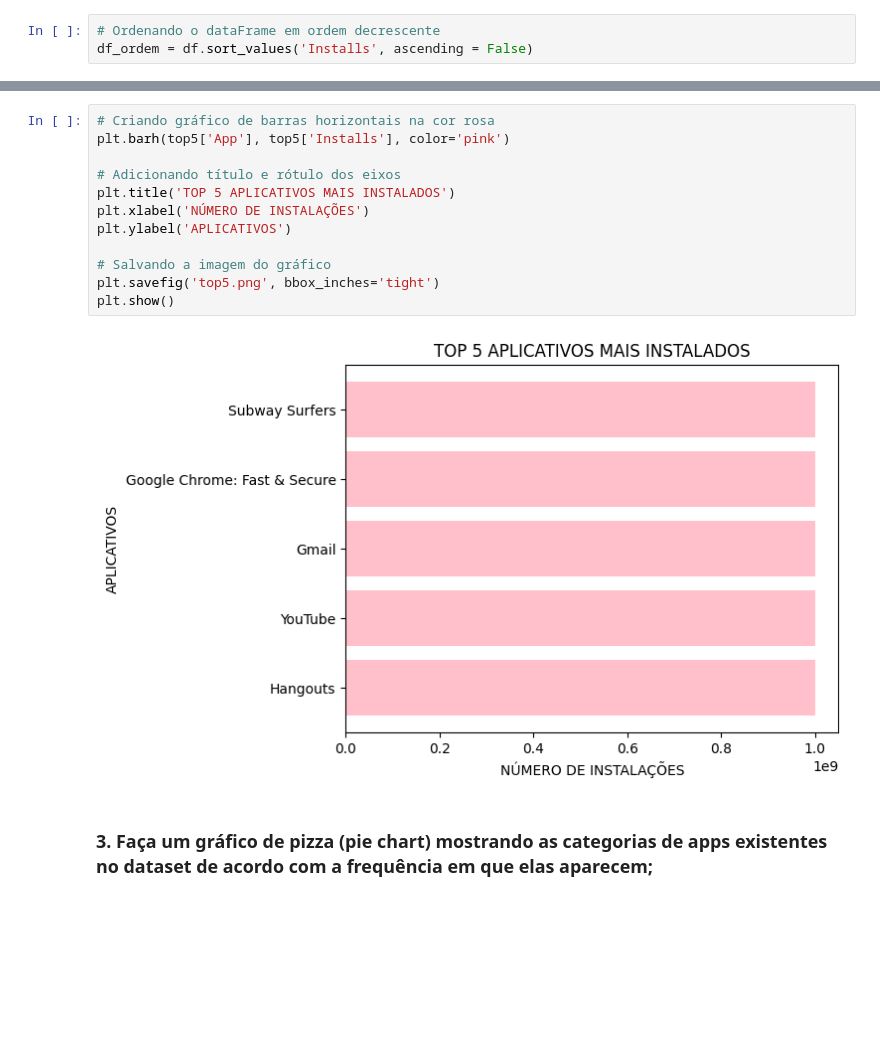
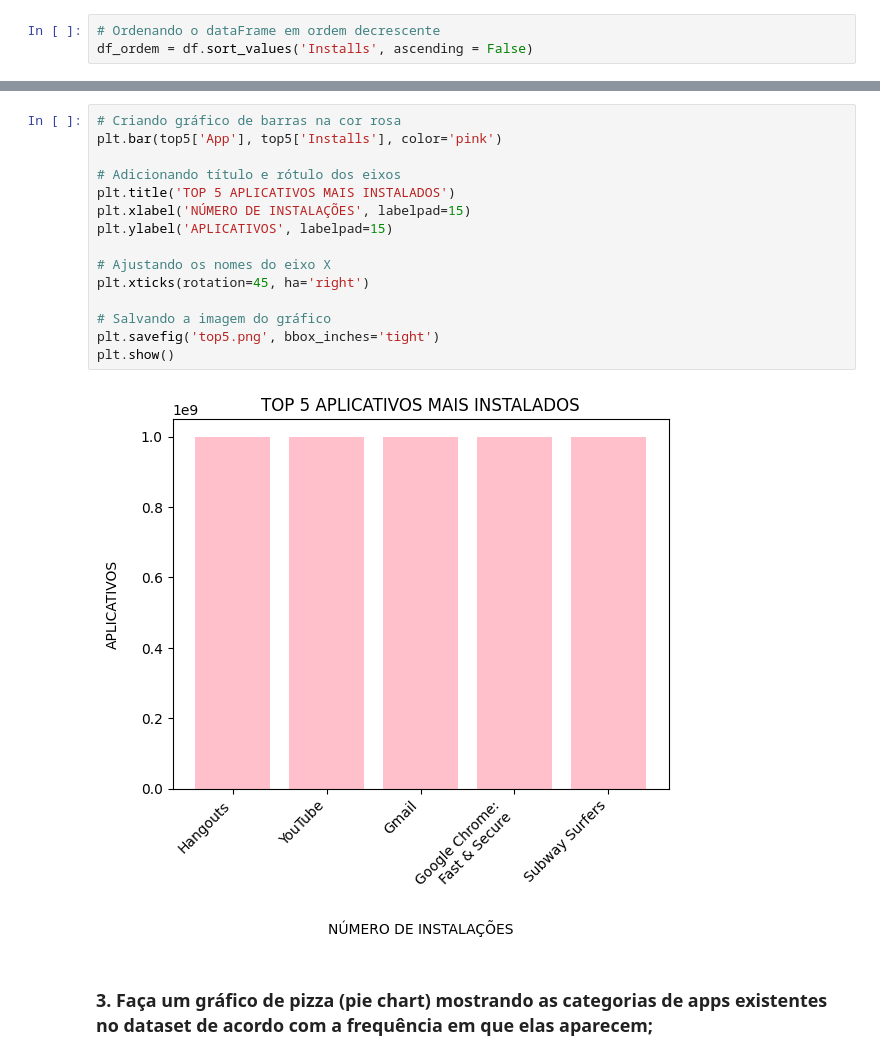
Before and after one commit to aline-hoffmann/scholarship-compass, a Jupyter notebook: Sprint_2/Desafio/desafio.ipynb, the cells around one changed output, grey strips where cells are left out. Cells and saved outputs as stored; diff of their text form; blank space fills up the shorter version.

Commit message:
alteração do gráfico de barras

```diff
--- a/Sprint_2/Desafio/desafio.ipynb
+++ b/Sprint_2/Desafio/desafio.ipynb
@@ -91,17 +87,20 @@ top5
 # %%
-# Criando gráfico de barras horizontais na cor rosa
-plt.barh(top5['App'], top5['Installs'], color='pink')
+# Criando gráfico de barras na cor rosa
+plt.bar(top5['App'], top5['Installs'], color='pink')
 
 # Adicionando título e rótulo dos eixos
 plt.title('TOP 5 APLICATIVOS MAIS INSTALADOS')
-plt.xlabel('NÚMERO DE INSTALAÇÕES')
-plt.ylabel('APLICATIVOS')
+plt.xlabel('NÚMERO DE INSTALAÇÕES', labelpad=15)
+plt.ylabel('APLICATIVOS', labelpad=15)
+
+# Ajustando os nomes do eixo X
+plt.xticks(rotation=45, ha='right')
 
 # Salvando a imagem do gráfico
 plt.savefig('top5.png', bbox_inches='tight')
 plt.show()
 # %% [output]
-[figure, old version]
+[figure, new version]
 # %% [markdown]
 ### 3. Faça um gráfico de pizza (pie chart) mostrando as categorias de apps existentes no dataset de acordo com a frequência em que elas aparecem;
 # %% [markdown]
```
Also changed, not shown: parts of 4 cells of this notebook, 1 other file.
